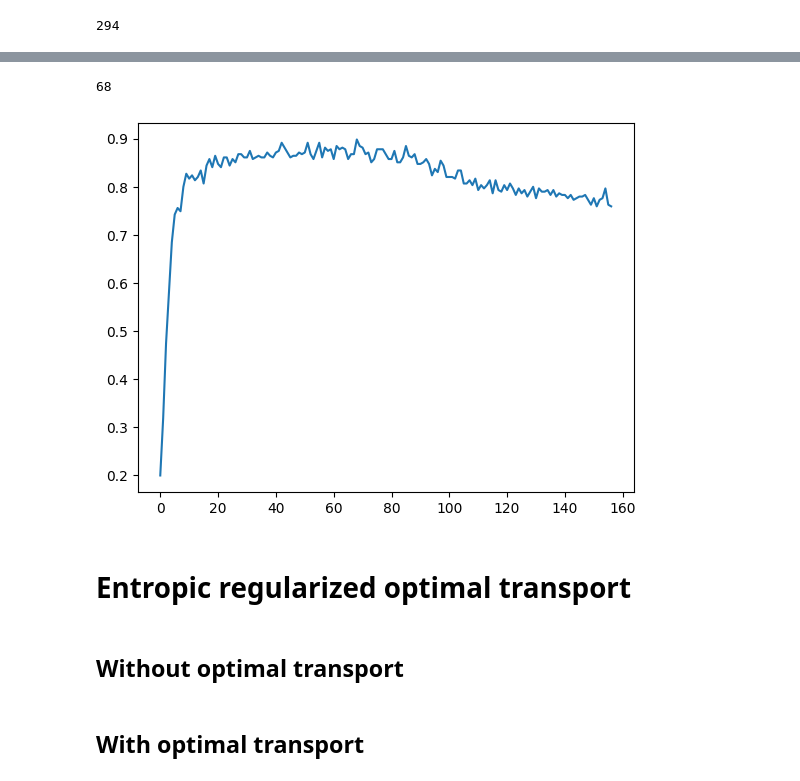
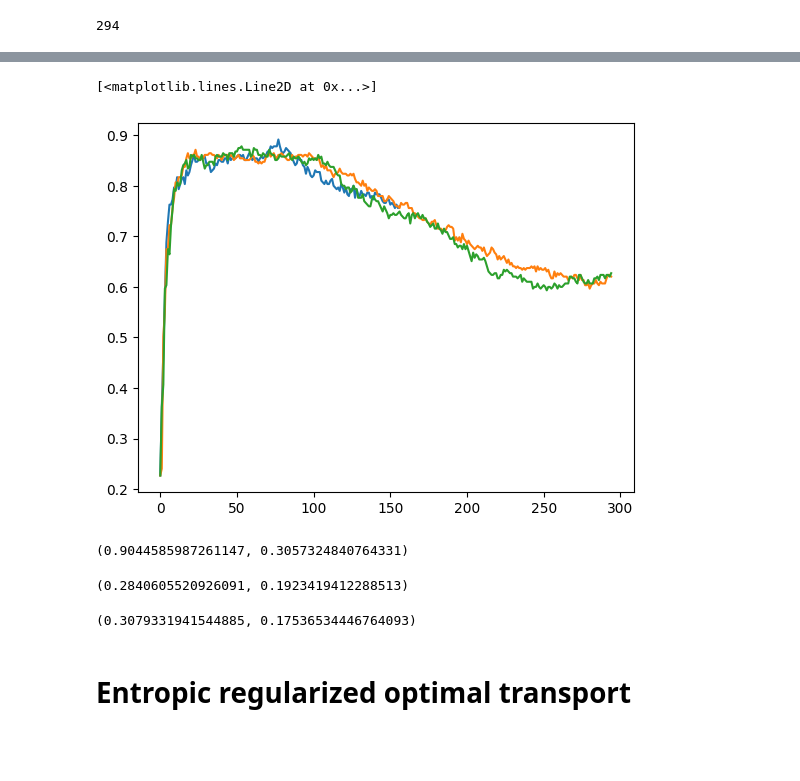
Before and after one commit to Dernalord/Project_OT, a Jupyter notebook: Project_OT.ipynb, the cells around one changed output, grey strips where cells are left out. Saved outputs shown, nothing was run; the diff lists cells and outputs as text; code cells hidden in the pictures; blank space fills up the shorter version.

```diff
--- a/Project_OT.ipynb
+++ b/Project_OT.ipynb
@@ -88,15 +88,21 @@ np.sum(abs(sorted_eigenvalue)>0.0001)
 # %%
-def cross_val_subspace_get_d(S,S_y,T, T_y ):
-    """ S is the source features, S_y is the source label, T is the target label, T_y is the target features"""
+def sub_align(S,S_y,T, T_y, stratified=True ):
+    """ INPUT: S is the source features, S_y is the source label, T is the target label, T_y is the target features
+        OUTPUT: list_score is a list with the average score of crossvalidation
+                best_d is the dimension with the best average score
+                score_in_target is the score in the aligend space using the best_d
+                score_in_baseline is the 1-KNN only using the source data to classify the target label"""
     #Normalization
     scaler = StandardScaler()
     S=scaler.fit_transform(S)
     T=scaler.fit_transform(T)
     list_score = []
-    list_acc = []
 
     max_d=min([S.shape[0],S.shape[1],T.shape[0]])
-    stf=KFold(5, shuffle=True, random_state=42)
+    if stratified==True:
+        folding = StratifiedKFold(5,shuffle=True, random_state=42)
+    else:
+        folding = KFold(5, shuffle=True, random_state=42)
 
     for d in range(1,max_d+1):
         pca = PCA(n_components=d, svd_solver='full')
@@ -113,7 +119,7 @@ def cross_val_subspace_get_d(S,S_y,T, T_y ):
 
         knn = KNeighborsClassifier(n_neighbors=1)
         #clf = fit.SVC(kernel='linear', C=1, random_state=42)
-        scores = cross_val_score(knn, Sa, S_y.ravel(), cv=stf )
+        scores = cross_val_score(knn, Sa, S_y.ravel(), cv=folding )
         avescore = np.average(scores)
         #print(f'd {d} and score {scores}')
         list_score.append(avescore)
@@ -133,4 +139,8 @@ def cross_val_subspace_get_d(S,S_y,T, T_y ):
     knn.fit(Sa,S_y.ravel())
     score_in_target = knn.score(St, T_y.ravel())
 
-    return list_score, best_d, score_in_target
+    knn_baseline = KNeighborsClassifier(n_neighbors=1)
+    knn_baseline.fit(S, S_y.ravel() )
+    score_in_baseline = knn_baseline.score(T, T_y.ravel())
+
+    return list_score, best_d, score_in_target, score_in_baseline
@@ -383,13 +147,25 @@ np.argmax(np.asarray(list_score))
-# %%
-list_score, best_d, score_in_target = cross_val_subspace_get_d(X_w_surf,Y_w_surf,X_d_surf,Y_d_surf)
-plt.plot(list_score)
-np.argmax(np.asarray(list_score))
-# %% [output]
-68
-[figure, removed]
+# %%
+list_score_w_to_d, best_d_w_to_d, score_in_target_w_to_d, score_in_baseline_w_to_d = sub_align(X_w_surf,Y_w_surf,X_d_surf,Y_d_surf)
+list_score_w_to_c, best_d_w_to_c, score_in_target_w_to_c, score_in_baseline_w_to_c = sub_align(X_w_surf,Y_w_surf,X_c_surf,Y_c_surf)
+list_score_w_to_a, best_d_w_to_a, score_in_target_w_to_a, score_in_baseline_w_to_a = sub_align(X_w_surf,Y_w_surf,X_a_surf,Y_a_surf)
+# %%
+plt.plot(list_score_w_to_d)
+plt.plot(list_score_w_to_c)
+plt.plot(list_score_w_to_a)
+# %% [output]
+[<matplotlib.lines.Line2D at 0x...>]
+[figure, added]
+# %%
+score_in_target_w_to_d, score_in_baseline_w_to_d
+# %% [output]
+(0.9044585987261147, 0.3057324840764331)
+# %%
+score_in_target_w_to_c, score_in_baseline_w_to_c
+# %% [output]
+(0.2840605520926091, 0.1923419412288513)
+# %%
+score_in_target_w_to_a, score_in_baseline_w_to_a
+# %% [output]
+(0.3079331941544885, 0.17536534446764093)
 # %% [markdown]
 # Entropic regularized optimal transport
-# %% [markdown]
-## Without optimal transport
-# %% [markdown]
-## With optimal transport
```
Also changed, not shown: parts of 18 cells of this notebook.
